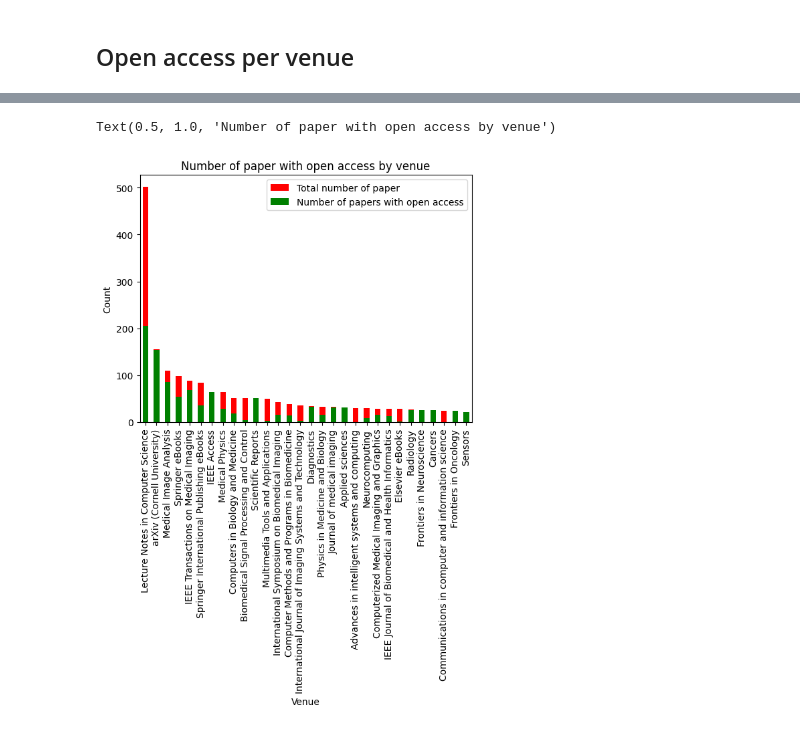
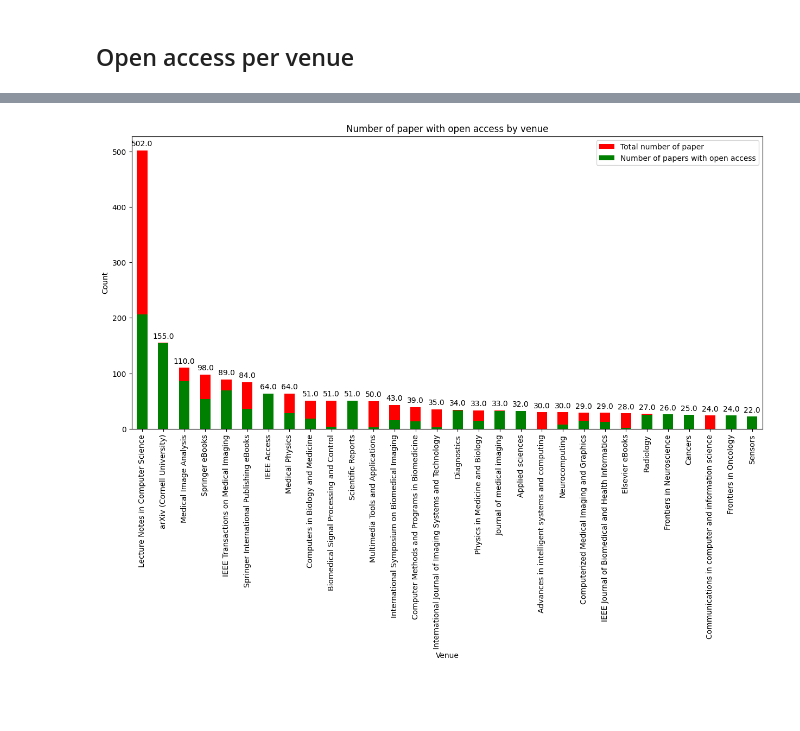
Before and after one commit to TheoSourget/DDSA_Sourget, a Jupyter notebook: code/other/CoverageAnalysis.ipynb, the cells around one changed output, grey strips where cells are left out. Saved outputs shown, nothing was run; the diff lists cells and outputs as text; code cells hidden in the pictures; blank space fills up the shorter version.

Commit message:
Open Access by venue

```diff
--- a/code/other/CoverageAnalysis.ipynb
+++ b/code/other/CoverageAnalysis.ipynb
@@ -244,21 +247,34 @@ Text(0.5, 1.0, 'Number of references per task using OpenAlex')
 # %%
 df = pd.read_csv("../../results/processed_csv/coverage.csv",index_col=0)
 df = df[df["openalex"] == True]
 
 venues = df["venue"].unique()
 counts = df.groupby(["venue","is_oa"]).count()
 totals = counts.sum(level=0)
 counts = counts.unstack(level=1)["openalex"]
 counts = counts.fillna(0)
 counts["sum"] = counts[False] + counts[True]
 counts = counts.sort_values(by=["sum"],ascending=False)
 counts = counts[:30]
+
+
+plt.figure(figsize=(15,7))
 counts["sum"].plot.bar(label = "Total number of paper",color="red")
-counts[True].plot.bar(label = "Number of papers with open access", color="green")
+ax = counts[True].plot.bar(label = "Number of papers with open access", color="green")
 plt.legend()
 plt.xlabel('Venue')
 plt.ylabel('Count')
 plt.title("Number of paper with open access by venue")
+
+rects = ax.patches
+
+i = 0
+for rect in rects[:int(len(rects)/2)]:
+    height = rect.get_height()
+    label = f"{counts.iloc[i]['sum']}"
+    ax.text(
+        rect.get_x() + rect.get_width() / 2, height + 5, label, ha="center", va="bottom"
+    )
+    i+= 1
 # %% [output]
-Text(0.5, 1.0, 'Number of paper with open access by venue')
-[figure, old version]
+[figure, new version]
```
Also changed, not shown: parts of 1 cell of this notebook.
